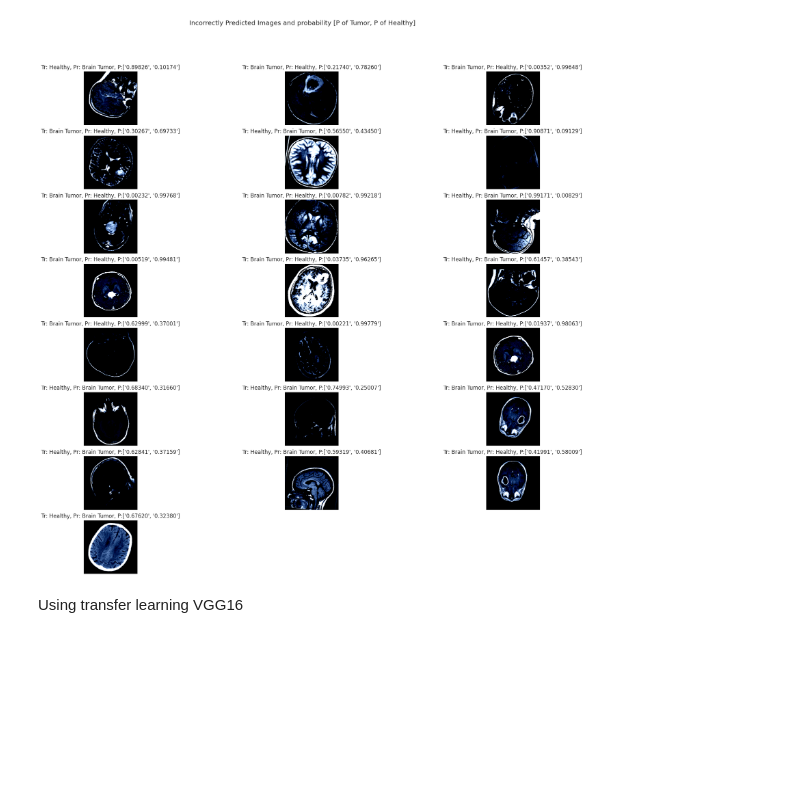
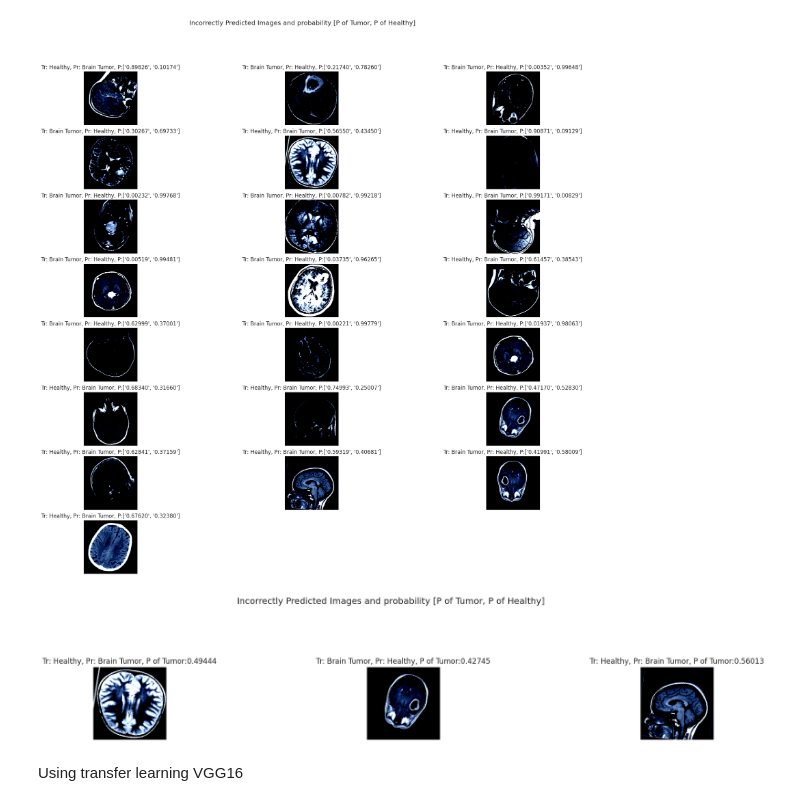
Before and after one commit to eamirhn/Kaggle-Projects, a Jupyter notebook: Brain_Tumor_Detection.ipynb, the cells around one changed output. Drawn from its saved outputs; the diff is of its cells as text; code cells hidden in the pictures; blank space fills up the shorter version.

Commit message:
Added wrong predicted and their probability V2

```diff
--- a/Brain_Tumor_Detection.ipynb
+++ b/Brain_Tumor_Detection.ipynb
@@ -550,6 +550,27 @@ for i in range(1, min(cols * rows, len(incorrect_predictions)) + 1):  # Limit to
 plt.show()
 # %% [output]
 [figure]
+# %%
+# What images model can't predict in confidence
+figure = plt.figure(figsize=(23, 23))
+cols, rows, c = 3, 9, 1
+for i in range(1, min(cols * rows, len(incorrect_predictions)) + 1):  # Limit to the number of incorrect predictions
+    img, true_label, predicted_label = incorrect_predictions[i-1]  # Get image, true label, and predicted label
+    prob = get_tumor_probability(img,cnn_model).tolist()
+    fprob = [f'{x:.5f}' for x in prob[0]]
+    if eval(fprob[0])>0.40 and eval(fprob[1])<0.60 and eval(fprob[0])<0.60 and eval(fprob[1])>0.40:
+      figure.add_subplot(rows, cols, c)
+      c+=1
+      plt.title(f"Tr: {CLA_label[true_label]}, Pr: {CLA_label[predicted_label]}, P of Tumor:{fprob[0]}")
+      plt.axis("off")
+      img_np = img.numpy().transpose((1, 2, 0))
+      # Clip pixel values to [0, 1]
+      img_valid_range = np.clip(img_np, 0, 1)
+      plt.imshow(img_valid_range)
+    plt.suptitle('Incorrectly Predicted Images and probability [P of Tumor, P of Healthy]', y=0.95)
+plt.show()
+# %% [output]
+[figure, added]
 # %% [markdown]
 Using transfer learning VGG16
 # %%
```
